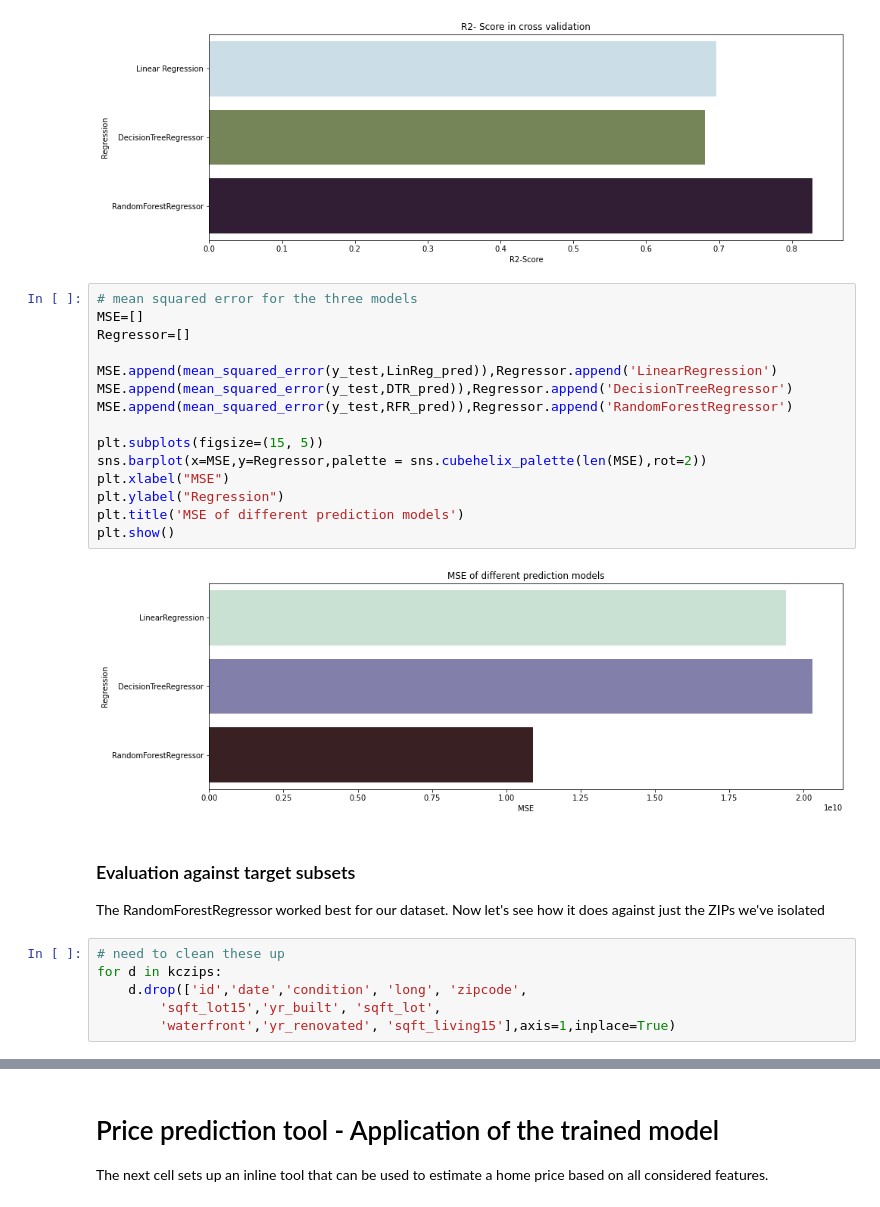
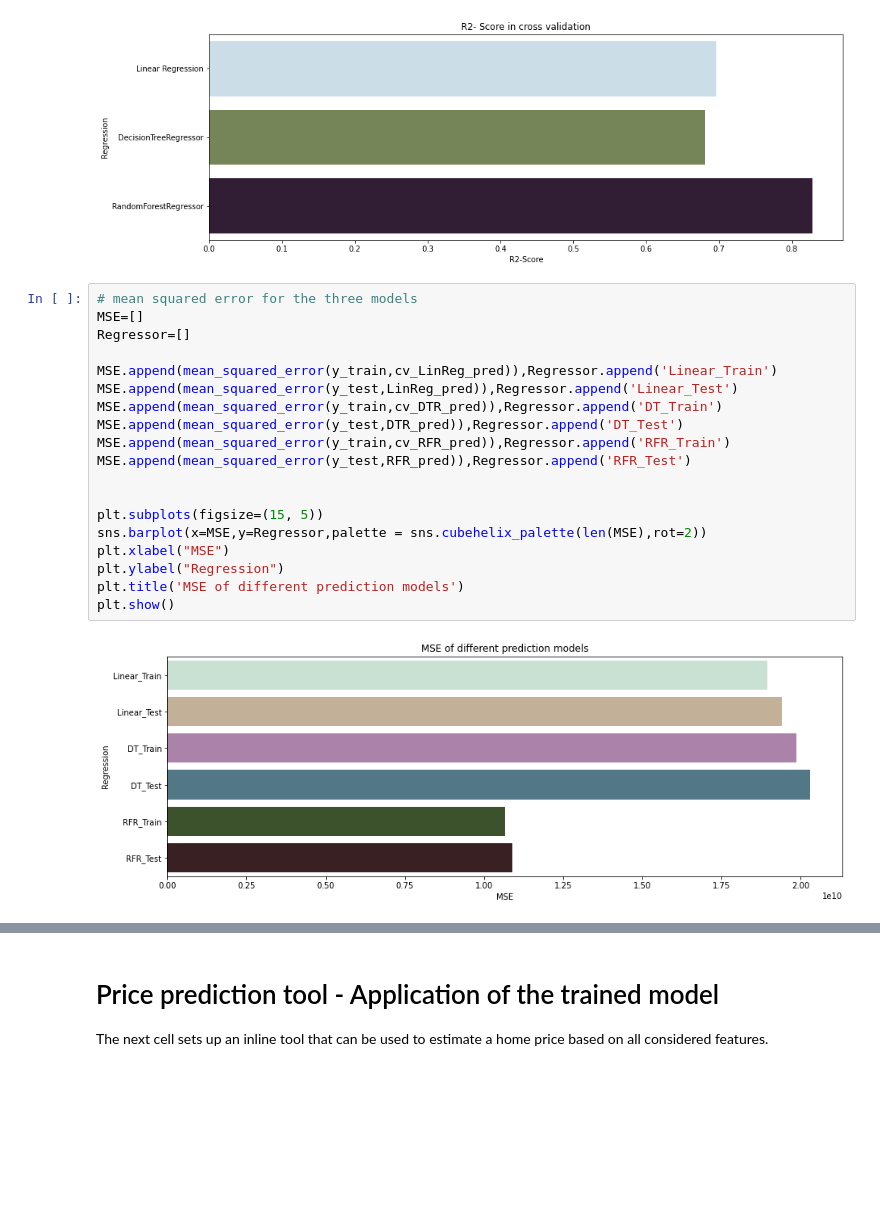
Before and after one commit to highgeere/price_prediction, a Jupyter notebook: KC_Home_Price_Prediction.ipynb, the cells around one changed output, grey strips where cells are left out. Cells and saved outputs as stored; diff of their text form; blank space fills up the shorter version.

Commit message:
Added MSE for training set

```diff
--- a/KC_Home_Price_Prediction.ipynb
+++ b/KC_Home_Price_Prediction.ipynb
@@ -504,26 +500,21 @@ plt.show()
 # %%
 # mean squared error for the three models
 MSE=[]
 Regressor=[]
 
-MSE.append(mean_squared_error(y_test,LinReg_pred)),Regressor.append('LinearRegression')
-MSE.append(mean_squared_error(y_test,DTR_pred)),Regressor.append('DecisionTreeRegressor')
-MSE.append(mean_squared_error(y_test,RFR_pred)),Regressor.append('RandomForestRegressor')
+MSE.append(mean_squared_error(y_train,cv_LinReg_pred)),Regressor.append('Linear_Train')
+MSE.append(mean_squared_error(y_test,LinReg_pred)),Regressor.append('Linear_Test')
+MSE.append(mean_squared_error(y_train,cv_DTR_pred)),Regressor.append('DT_Train')
+MSE.append(mean_squared_error(y_test,DTR_pred)),Regressor.append('DT_Test')
+MSE.append(mean_squared_error(y_train,cv_RFR_pred)),Regressor.append('RFR_Train')
+MSE.append(mean_squared_error(y_test,RFR_pred)),Regressor.append('RFR_Test')
+
 
 plt.subplots(figsize=(15, 5))
 sns.barplot(x=MSE,y=Regressor,palette = sns.cubehelix_palette(len(MSE),rot=2))
 plt.xlabel("MSE")
 plt.ylabel("Regression")
 plt.title('MSE of different prediction models')
 plt.show()
 # %% [output]
-[figure, old version]
+[figure, new version]
-# %% [markdown]
-### Evaluation against target subsets
-The RandomForestRegressor worked best for our dataset. Now let's see how it does against just the ZIPs we've isolated
-# %%
-# need to clean these up
-for d in kczips:
-    d.drop(['id','date','condition', 'long', 'zipcode',
-        'sqft_lot15','yr_built', 'sqft_lot',
-        'waterfront','yr_renovated', 'sqft_living15'],axis=1,inplace=True)
```
Also changed, not shown: parts of 47 cells of this notebook.
